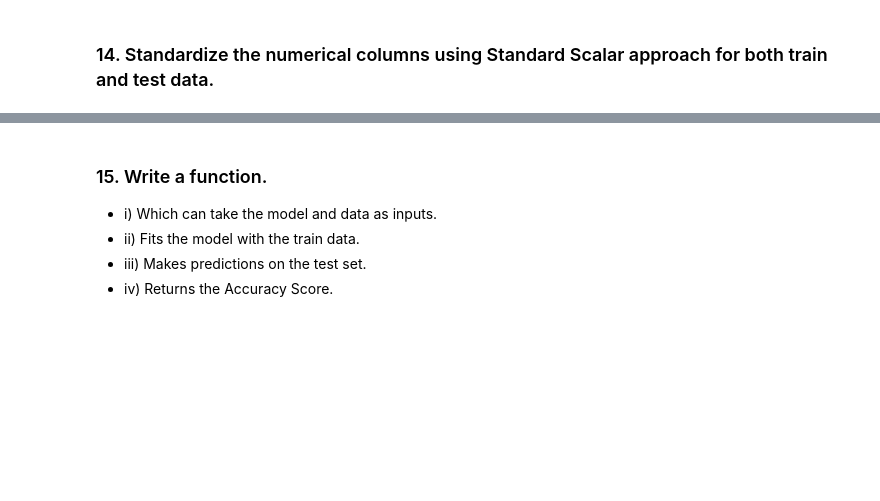
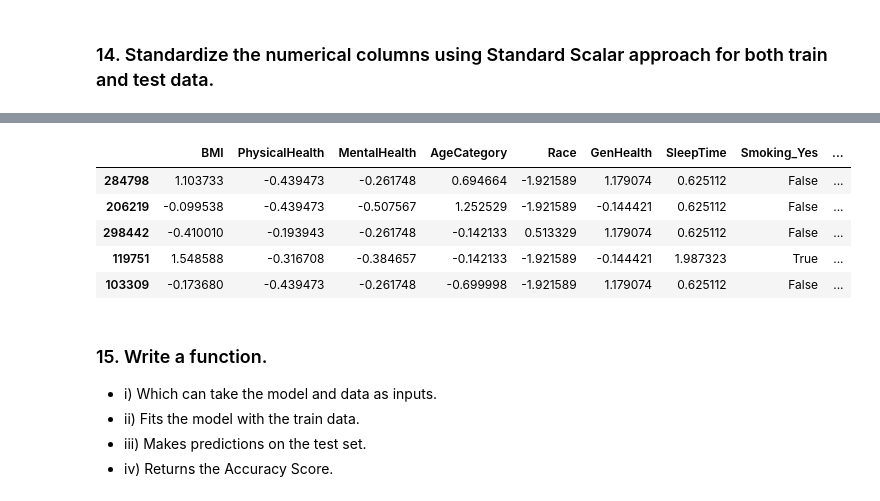
Before and after one commit to harihargithub/Python---LAB-3-due-200224, a Jupyter notebook: Python Lab 3.ipynb, the cells around one changed output, grey strips where cells are left out. Drawn from its saved outputs; the diff is of its cells as text; code cells hidden in the pictures; blank space fills up the shorter version.

```diff
--- a/Python Lab 3.ipynb
+++ b/Python Lab 3.ipynb
@@ -635,3 +735,12 @@ X_train.head()
+# %%
+X_test.head()
+# %% [output]
+|  | BMI | PhysicalHealth | MentalHealth | AgeCategory | Race | GenHealth | SleepTime | Smoking_Yes | ... |
+| 284798 | 1.103733 | -0.439473 | -0.261748 | 0.694664 | -1.921589 | 1.179074 | 0.625112 | False | ... |
+| 206219 | -0.099538 | -0.439473 | -0.507567 | 1.252529 | -1.921589 | -0.144421 | 0.625112 | False | ... |
+| 298442 | -0.410010 | -0.193943 | -0.261748 | -0.142133 | 0.513329 | 1.179074 | 0.625112 | False | ... |
+| 119751 | 1.548588 | -0.316708 | -0.384657 | -0.142133 | -1.921589 | -0.144421 | 1.987323 | True | ... |
+| 103309 | -0.173680 | -0.439473 | -0.261748 | -0.699998 | -1.921589 | 1.179074 | 0.625112 | False | ... |
 # %% [markdown]
 ### 15. Write a function.
 - i) Which can take the model and data as inputs.
```
Also changed, not shown: parts of 22 cells of this notebook.
